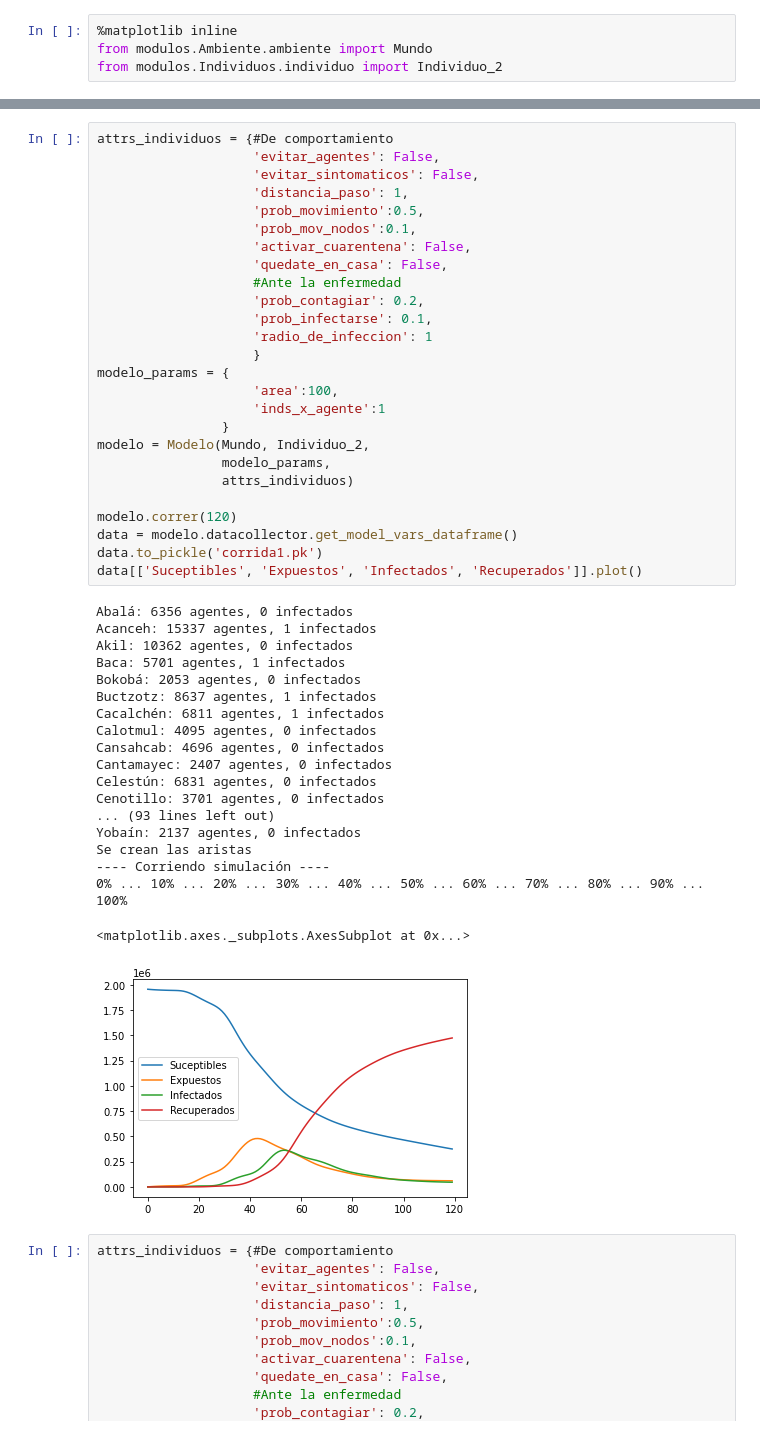
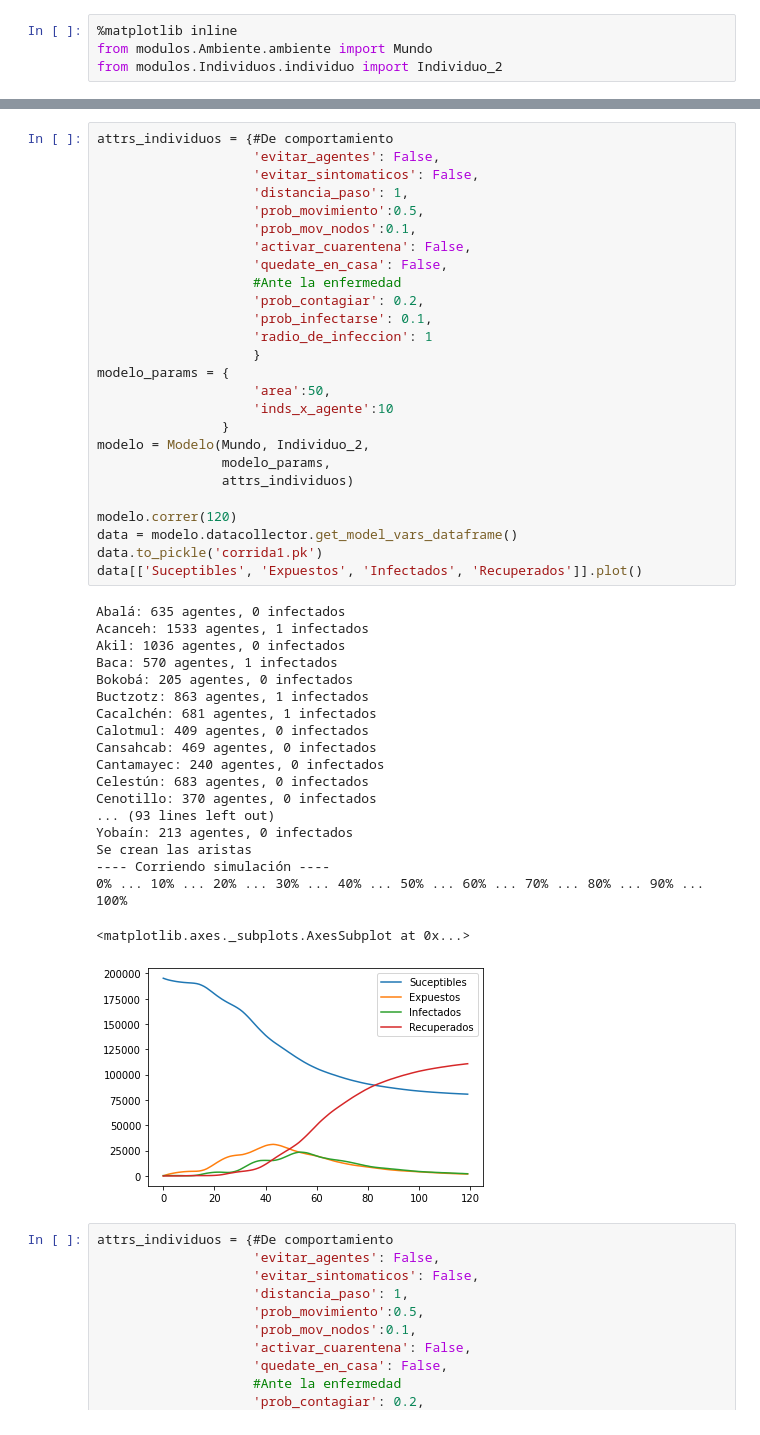
Before and after one commit to Lugiax/covidABM, a Jupyter notebook: libreta_de_pruebas.ipynb, the cells around one changed output, grey strips where cells are left out. Cells and saved outputs as stored; diff of their text form.

```diff
--- a/libreta_de_pruebas.ipynb
+++ b/libreta_de_pruebas.ipynb
@@ -402,49 +401,49 @@ class Modelo(Model):
 # %%
 attrs_individuos = {#De comportamiento
                     'evitar_agentes': False,
                     'evitar_sintomaticos': False,
                     'distancia_paso': 1,
                     'prob_movimiento':0.5,
                     'prob_mov_nodos':0.1,
                     'activar_cuarentena': False,
                     'quedate_en_casa': False,
                     #Ante la enfermedad
                     'prob_contagiar': 0.2,
                     'prob_infectarse': 0.1,
                     'radio_de_infeccion': 1
                     }
 modelo_params = {
-                    'area':100,
-                    'inds_x_agente':1
+                    'area':50,
+                    'inds_x_agente':10
                 }
 modelo = Modelo(Mundo, Individuo_2,
                 modelo_params,
                 attrs_individuos)
 
 modelo.correr(120)
 data = modelo.datacollector.get_model_vars_dataframe()
 data.to_pickle('corrida1.pk')
 data[['Suceptibles', 'Expuestos', 'Infectados', 'Recuperados']].plot()
 # %% [output]
-Abalá: 6356 agentes, 0 infectados
-Acanceh: 15337 agentes, 1 infectados
-Akil: 10362 agentes, 0 infectados
-Baca: 5701 agentes, 1 infectados
-Bokobá: 2053 agentes, 0 infectados
-Buctzotz: 8637 agentes, 1 infectados
-Cacalchén: 6811 agentes, 1 infectados
-Calotmul: 4095 agentes, 0 infectados
-Cansahcab: 4696 agentes, 0 infectados
-Cantamayec: 2407 agentes, 0 infectados
-Celestún: 6831 agentes, 0 infectados
-Cenotillo: 3701 agentes, 0 infectados
+Abalá: 635 agentes, 0 infectados
+Acanceh: 1533 agentes, 1 infectados
+Akil: 1036 agentes, 0 infectados
+Baca: 570 agentes, 1 infectados
+Bokobá: 205 agentes, 0 infectados
+Buctzotz: 863 agentes, 1 infectados
+Cacalchén: 681 agentes, 1 infectados
+Calotmul: 409 agentes, 0 infectados
+Cansahcab: 469 agentes, 0 infectados
+Cantamayec: 240 agentes, 0 infectados
+Celestún: 683 agentes, 0 infectados
+Cenotillo: 370 agentes, 0 infectados
 ... (93 lines left out)
-Yobaín: 2137 agentes, 0 infectados
+Yobaín: 213 agentes, 0 infectados
 Se crean las aristas
 ---- Corriendo simulación ----
 0% ... 10% ... 20% ... 30% ... 40% ... 50% ... 60% ... 70% ... 80% ... 90% ... 100%
 <matplotlib.axes._subplots.AxesSubplot at 0x...>
-[figure, old version]
+[figure, new version]
 # %%
 attrs_individuos = {#De comportamiento
                     'evitar_agentes': False,
```
Also changed, not shown: parts of 2 cells of this notebook.
